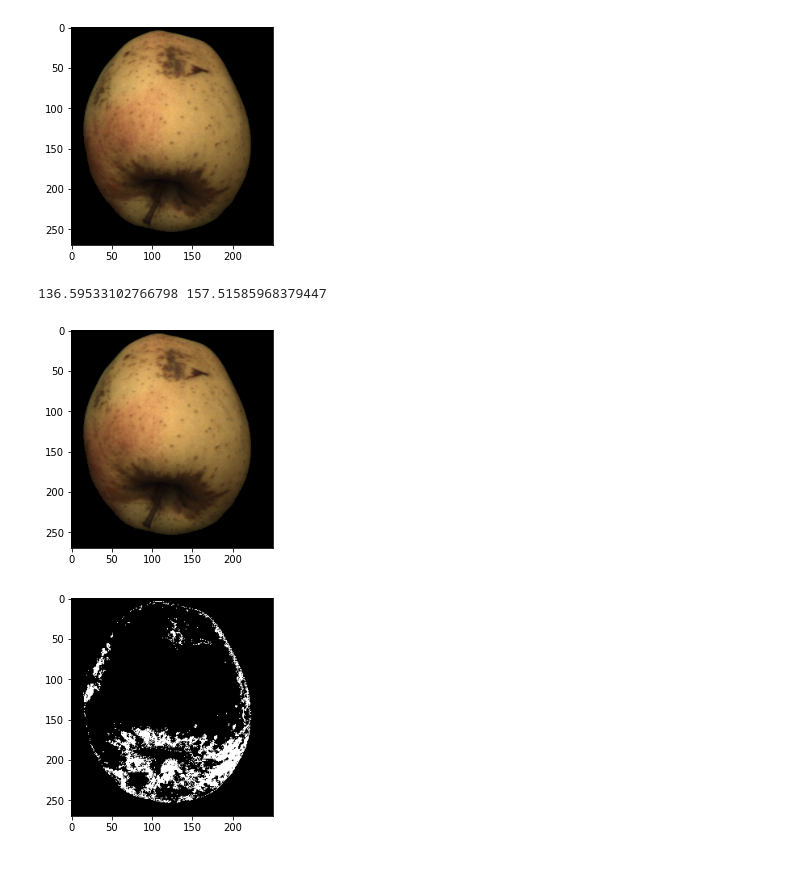
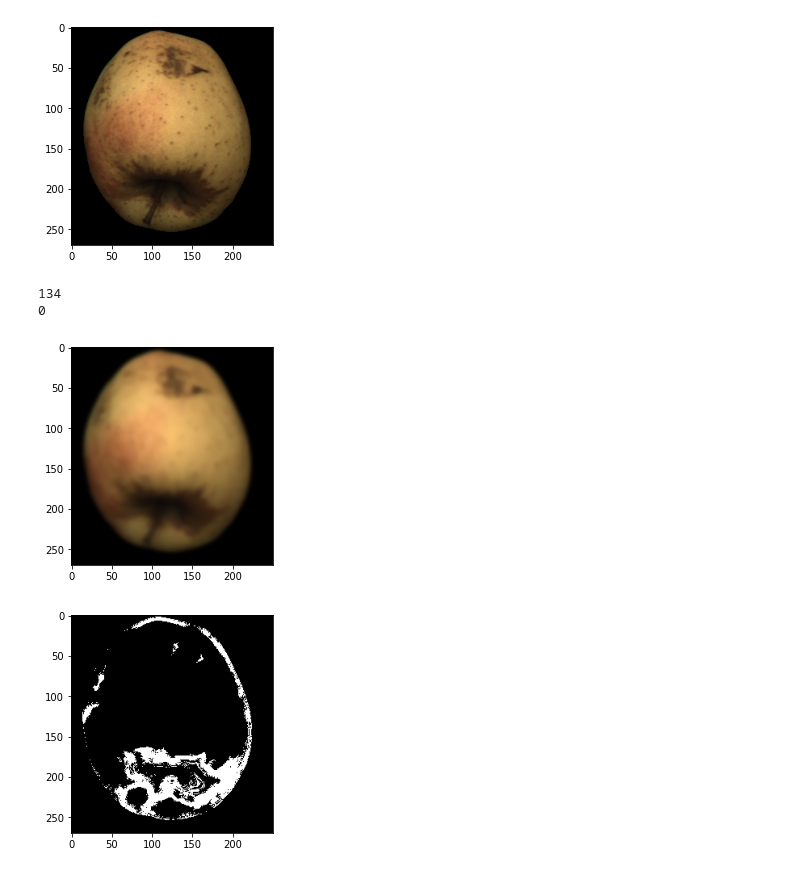
Before and after one commit to camilladybdal/fruit-inspection, a Jupyter notebook: task2.ipynb, the cells around one changed output. Cells and saved outputs as stored; diff of their text form; code cells hidden in the pictures.

```diff
--- a/task2.ipynb
+++ b/task2.ipynb
@@ -51,7 +51,7 @@ show_image(image_grey, True)
 ret, th = cv2.threshold(image_grey, 25, 255, cv2.THRESH_BINARY) #Todo, finn bedre threshold
 
 #Floodfill and invert
-th_copy = bin.copy()
+th_copy = th.copy()
 h, w = th.shape[:2]
 mask = np.zeros((h+2, w+2), np.uint8)
 cv2.floodFill(th_copy, mask, (0,0), 255)
@@ -78,42 +78,43 @@ show_image(img_fruit_color)
 [figure]
 [figure]
 # %%
-#cv2.Mahalanobis(v1, v2, icova)
+#Try out different color spaces here
+img_fruit_color = cv2.medianBlur(img_fruit_color,3)
+img_fruit_color_LAB = cv2.cvtColor(img_fruit_color, cv2.COLOR_RGB2LAB)
 
-#Try out different color spaces here
-img_fruit_color_LAB = cv2.cvtColor(img_fruit_color, cv2.COLOR_RGB2LAB)
+
+print(np.max(img_fruit_color_LAB[:][:][2]))
+print(np.min(img_fruit_color_LAB[:][:][2]))
+
 img_fruit_color_AB = img_fruit_color_LAB[:, :, 1:3]
-
-img_fruit_color_GB = img_fruit_color_AB.reshape(img_fruit_color_AB.shape[0] * img_fruit_color_AB.shape[1], 2)
-cov, mean = cv2.calcCovarMatrix(img_fruit_color_GB, None, cv2.COVAR_NORMAL | cv2.COVAR_ROWS | cv2.COVAR_SCALE)
-cov_inv = cv2.invert(cov)
+img_fruit_color_AB = img_fruit_color_AB.reshape(img_fruit_color_AB.shape[0] * img_fruit_color_AB.shape[1], 2)
+cov, mean = cv2.calcCovarMatrix(img_fruit_color_AB, None, cv2.COVAR_NORMAL | cv2.COVAR_ROWS | cv2.COVAR_SCALE)
+cov_inv = cv2.invert(cov, cv2.DECOMP_SVD)
 
 russet = np.zeros((img_fruit_color_LAB.shape[0], img_fruit_color_LAB.shape[1]), dtype="float64")
+mask = np.array(smooth_image,dtype=bool)
 
-mask = np.array(smooth_image,dtype=bool )
-
-mean1 = np.mean(img_fruit_color_LAB[:,:,1], where = mask)
-mean2 = np.mean(img_fruit_color_LAB[:,:,2], where = mask)
-print(mean1, mean2)
+#mean1 = np.mean(img_fruit_color_LAB[:,:,1], where = mask)
+#mean2 = np.mean(img_fruit_color_LAB[:,:,2], where = mask)
+#mean[0][0] = mean1
+#mean[0][1] = mean2
 
 #128 svart
 
 for i in range(img_fruit_color_LAB.shape[0]):
         for j in range(img_fruit_color_LAB.shape[1]):
-                if img_fruit_color_LAB[i][j][1] != 128 and img_fruit_color_LAB[i][j][2] != 128 : #is a fruit pixel
+                #if img_fruit_color_LAB[i][j][1] != 128 and img_fruit_color_LAB[i][j][2] != 128 : #is a fruit pixel
 
                         pixel = np.array(img_fruit_color_LAB[i][j])[1:3].reshape(1, 2)
 
-                        #distance = cv2.Mahalanobis(pixel, mean, cov_inv[1])
                         distance = sc.distance.cdist(pixel, mean, 'mahalanobis', VI=cov_inv[1])
 
-                        #A distance of 1 or lower shows that the point is right among
-                        #the benchmark points
                         if distance < 0.8:
                                 russet[i][j] = 255
 show_image(img_fruit_color)
 show_image(russet, True)
 # %% [output]
-136.59533102766798 157.51585968379447
+134
+0
-[figure, old version]
+[figure, new version]
-[figure, old version]
+[figure, new version]
```
Also changed, not shown: parts of 1 cell of this notebook.
